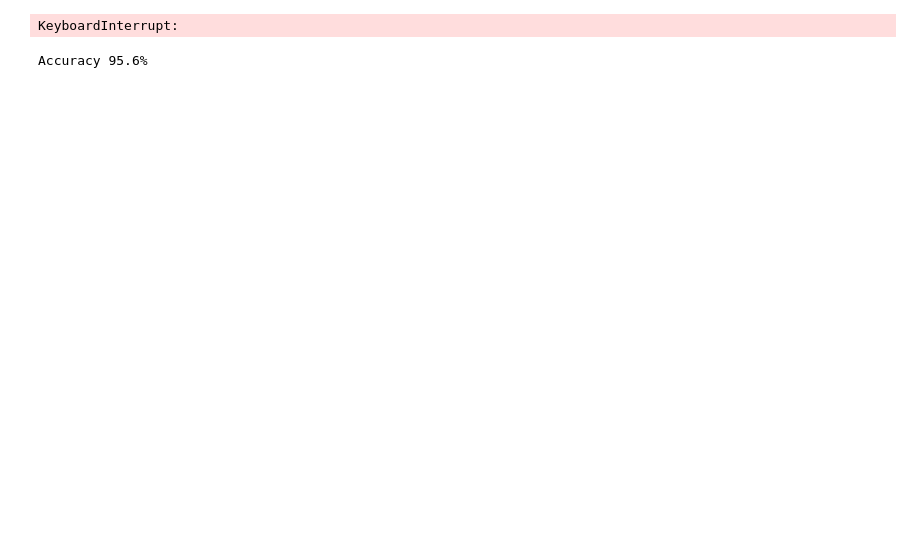
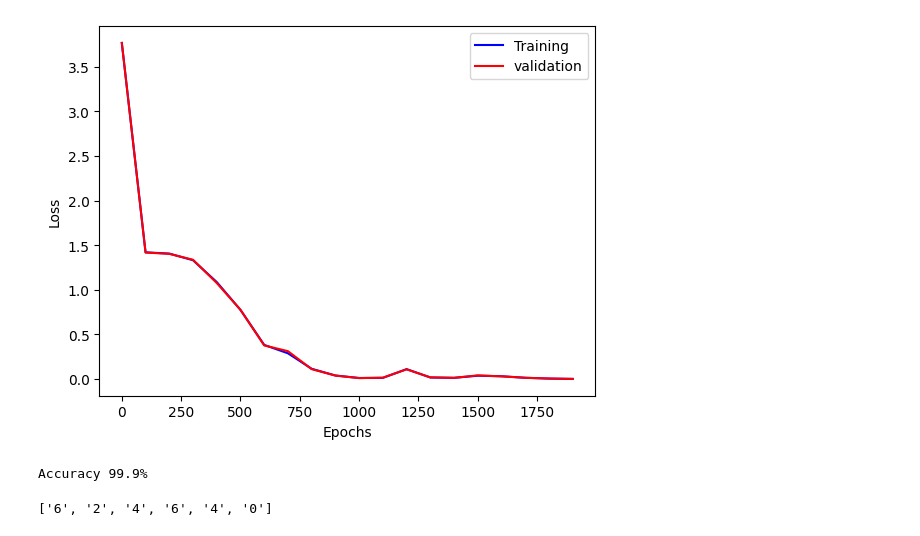
Before and after one commit to pavanyellow/Interpretability, a Jupyter notebook: transformer_addition.ipynb, the cells around one changed output. Saved outputs shown, nothing was run; the diff lists cells and outputs as text; code cells hidden in the pictures; blank space fills up the shorter version.

```diff
--- a/transformer_addition.ipynb
+++ b/transformer_addition.ipynb
@@ -13,7 +13,7 @@ LOAD_MODEL = False
 
 inf = torch.inf
 
-max_digits = 6 # 0 to 10**(x -1)
+max_digits = 4 # 0 to 10**(x -1)
 context_length = 3*max_digits + 2 # {max_digits+max_digits=max_digits}
 model_dim = 128 # dimension of the model -> residual stream
 n_layers = 6 # no of layers
@@ -234,4 +235,4 @@ iter:1300 training loss: 0.011757919564843178, val loss: 0.012303348630666733
-KeyboardInterrupt:
+[figure, added]
 # %%
 def generate_text(input: str):
     max_tokens = max_digits
@@ -265,7 +266,11 @@ for i in range(1000):
 
 print(f"Accuracy {true*100/tot}%")
 # %% [output]
-Accuracy 95.6%
+Accuracy 99.9%
 # %%
 PATH = "models/addition_1M_95_accuracy.bin"
 torch.save(model.state_dict(), PATH)
+# %%
+def get_aacuracy():
+# %% [output]
+['6', '2', '4', '6', '4', '0']
```
Also changed, not shown: parts of 4 cells of this notebook, 4 other files.
